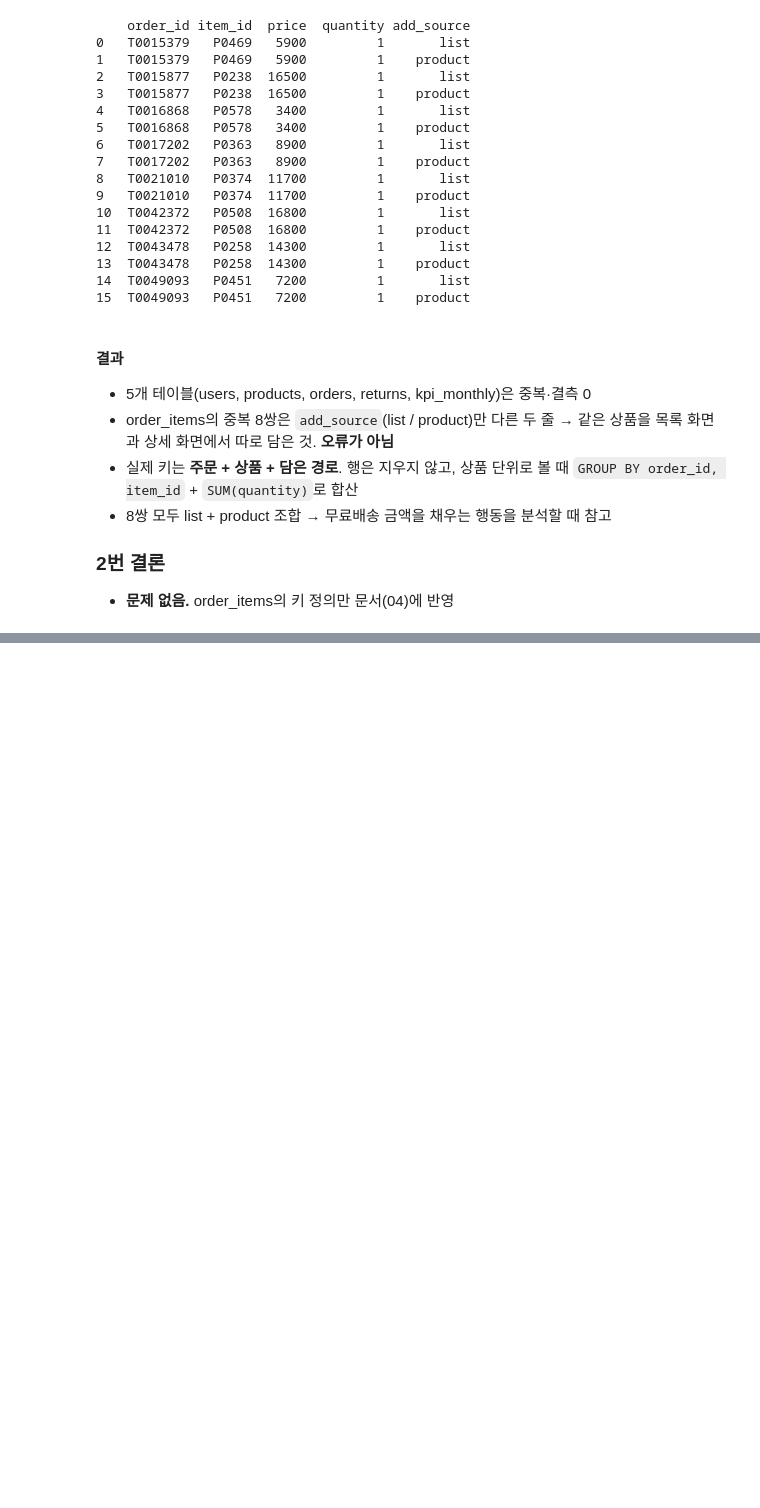
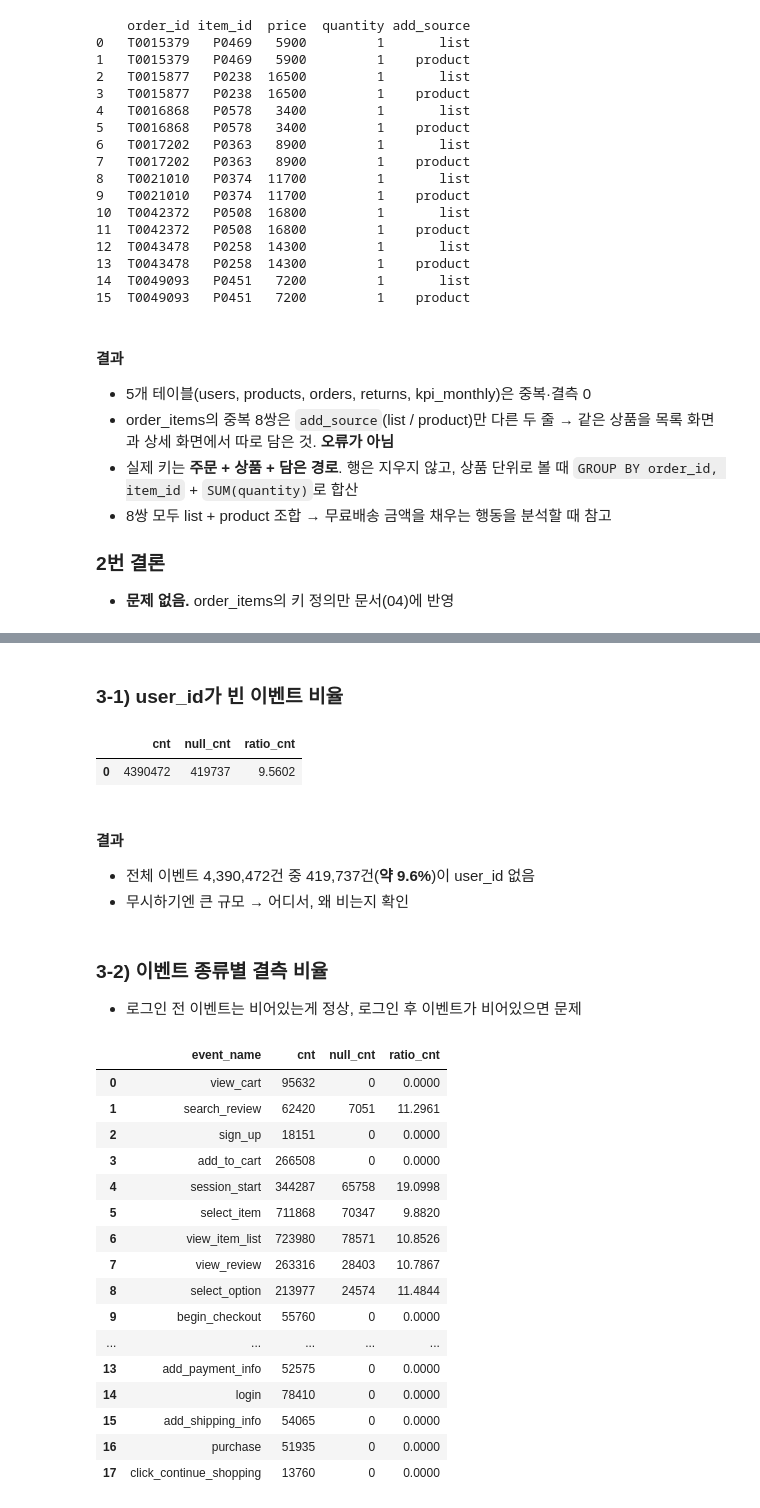
Before and after one commit to YURI0822/beauty-checkout-ab-test, a Jupyter notebook: notebooks/02_quality_check.ipynb, the cells around one changed output, grey strips where cells are left out. Saved outputs shown, nothing was run; the diff lists cells and outputs as text; code cells hidden in the pictures; blank space fills up the shorter version.

Commit message:
user_id 결측 원인·복구 가능성 확인
- 결측 9.6%, 둘러보기 이벤트에만 있고 장바구니~구매는 0%
- 섞인 세션 19%는 모두 로그인 전 → 로그인 후 채워지는 구조
- 같은 세션의 user_id로 100% 복구 가능 (stg에서 user_id_filled 추가 예정)
- 남은 것: 3-4 고객 유형별 결측 비율

```diff
--- a/notebooks/02_quality_check.ipynb
+++ b/notebooks/02_quality_check.ipynb
@@ -294,0 +298,56 @@ print(dup_items)
+# %% [markdown]
+### 3-1) user_id가 빈 이벤트 비율
+# %%
+query('''
+SELECT
+  count(*)  AS cnt,
+  countif(user_id is null) as null_cnt,
+  round(countif(user_id is null) /count(*)*100,4) as ratio_cnt
+FROM
+  raw.events
+where
+  1=1;
+
+''')
+# %% [output]
+|  | cnt | null_cnt | ratio_cnt |
+| 0 | 4390472 | 419737 | 9.5602 |
+# %% [markdown]
+#### 결과
+- 전체 이벤트 4,390,472건 중 419,737건(**약 9.6%**)이 user_id 없음
+- 무시하기엔 큰 규모 → 어디서, 왜 비는지 확인
+# %% [markdown]
+### 3-2) 이벤트 종류별 결측 비율
+- 로그인 전 이벤트는 비어있는게 정상, 로그인 후 이벤트가 비어있으면 문제
+# %%
+query('''
+SELECT
+  event_name,
+  count(*)  AS cnt,
+  countif(user_id is null) as null_cnt,
+  round(countif(user_id is null) /count(*)*100,4) as ratio_cnt
+FROM
+  raw.events
+where
+  1=1
+GROUP by
+  event_name
+''')
+# %% [output]
+|  | event_name | cnt | null_cnt | ratio_cnt |
+| 0 | view_cart | 95632 | 0 | 0.0000 |
+| 1 | search_review | 62420 | 7051 | 11.2961 |
+| 2 | sign_up | 18151 | 0 | 0.0000 |
+| 3 | add_to_cart | 266508 | 0 | 0.0000 |
+| 4 | session_start | 344287 | 65758 | 19.0998 |
+| 5 | select_item | 711868 | 70347 | 9.8820 |
+| 6 | view_item_list | 723980 | 78571 | 10.8526 |
+| 7 | view_review | 263316 | 28403 | 10.7867 |
+| 8 | select_option | 213977 | 24574 | 11.4844 |
+| 9 | begin_checkout | 55760 | 0 | 0.0000 |
+| ... | ... | ... | ... | ... |
+| 13 | add_payment_info | 52575 | 0 | 0.0000 |
+| 14 | login | 78410 | 0 | 0.0000 |
+| 15 | add_shipping_info | 54065 | 0 | 0.0000 |
+| 16 | purchase | 51935 | 0 | 0.0000 |
+| 17 | click_continue_shopping | 13760 | 0 | 0.0000 |
```
Also changed, not shown: parts of 7 cells of this notebook.
